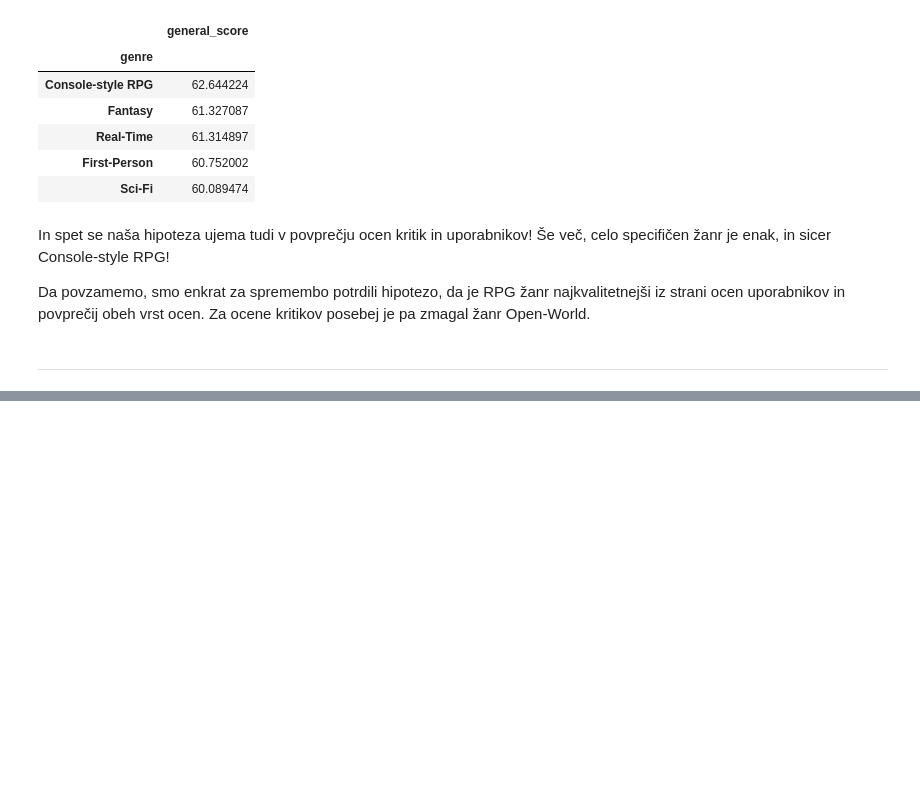
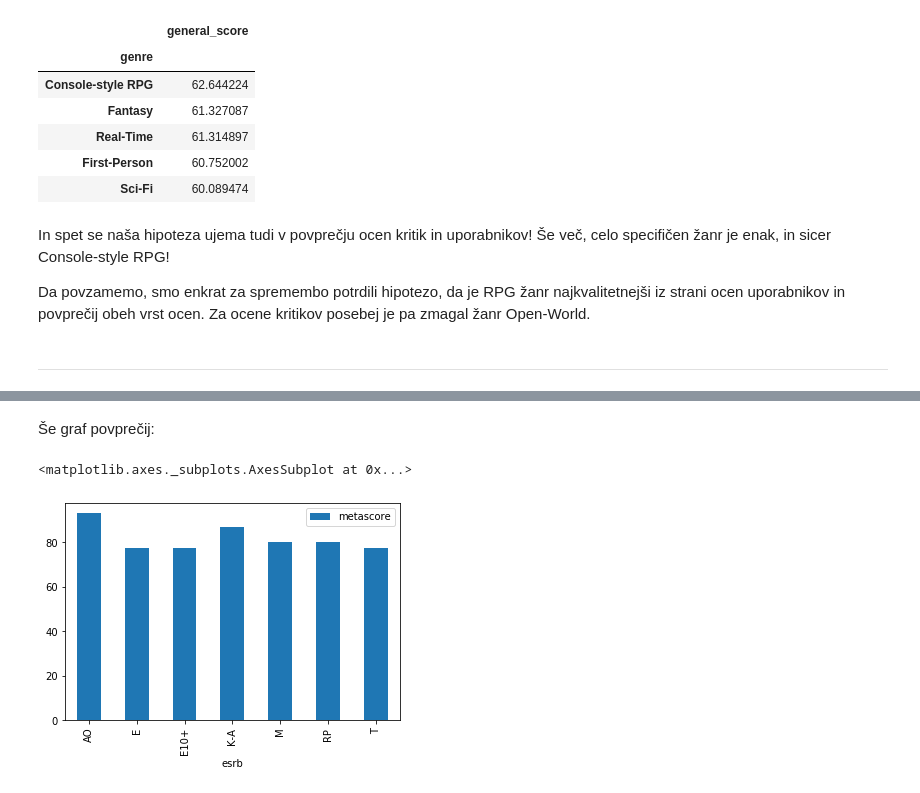
Before and after one commit to AndrazCepic/Naj-Igre, a Jupyter notebook: Naj_Igre.ipynb, the cells around one changed output, grey strips where cells are left out. Cells and saved outputs as stored; diff of their text form; code cells hidden in the pictures; blank space fills up the shorter version.

```diff
--- a/Naj_Igre.ipynb
+++ b/Naj_Igre.ipynb
@@ -927,0 +951,10 @@ Da povzamemo, smo enkrat za spremembo potrdili hipotezo, da je RPG žanr najkval
+# %% [markdown]
+Še graf povprečij:
+# %%
+data[['esrb', 'metascore']].groupby(
+    'esrb'
+).mean(
+).sort_values('esrb').plot.bar()
+# %% [output]
+<matplotlib.axes._subplots.AxesSubplot at 0x...>
+[figure, added]
```
Also changed, not shown: parts of 46 cells of this notebook, 1 other file.
